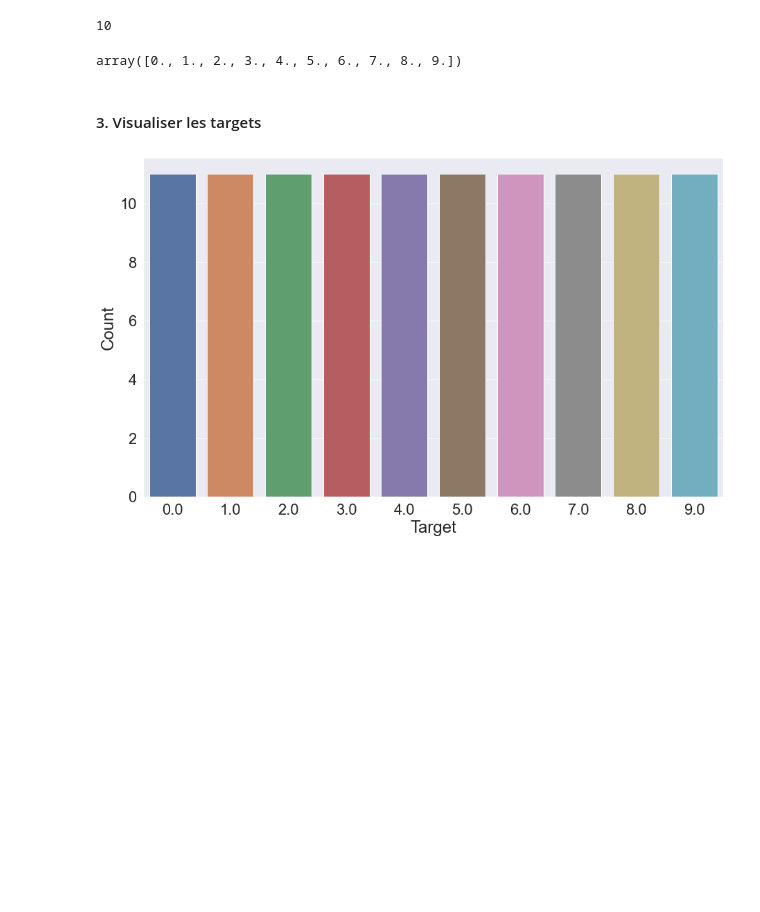
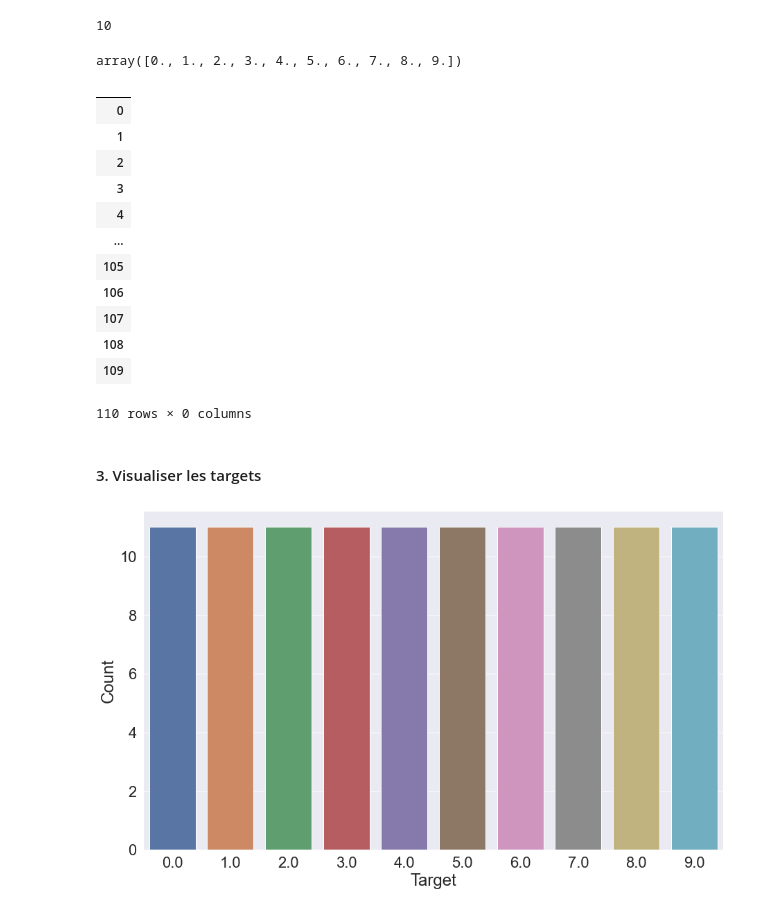
Before and after one commit to Nafoussi123/Meilleur-Classifieur-pour-La-reconnaissance-des-Digits-audios, a Jupyter notebook: Digits_Recognition_Brief Hichem.ipynb, the cells around one changed output. Saved outputs shown, nothing was run; the diff lists cells and outputs as text; code cells hidden in the pictures; blank space fills up the shorter version.

```diff
--- a/Digits_Recognition_Brief Hichem.ipynb
+++ b/Digits_Recognition_Brief Hichem.ipynb
@@ -138,6 +142,22 @@ mydata['Target'].nunique()
 mydata['Target'].unique()
 # %% [output]
 array([0., 1., 2., 3., 4., 5., 6., 7., 8., 9.])
+# %%
+mydata.select_dtypes(include=object)
+# %% [output]
+|  |
+| 0 |
+| 1 |
+| 2 |
+| 3 |
+| 4 |
+| ... |
+| 105 |
+| 106 |
+| 107 |
+| 108 |
+| 109 |
+110 rows × 0 columns
 # %% [markdown]
 #### 3. Visualiser les targets
 # %%
```
Also changed, not shown: parts of 15 cells of this notebook, 4 other files.
